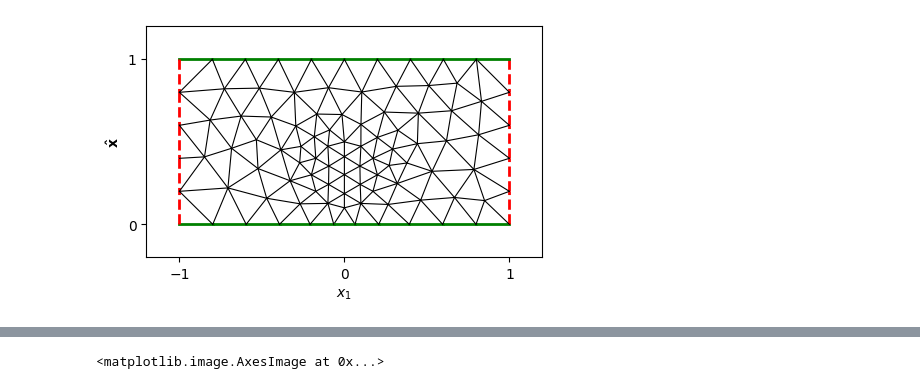
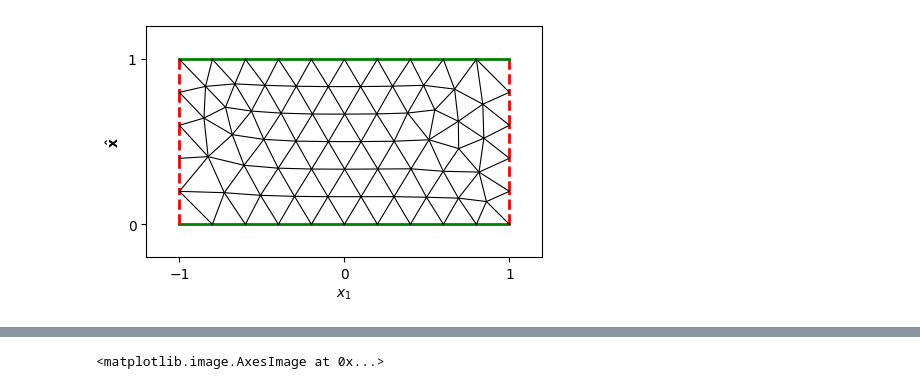
Before and after one commit to MPenaR/UWVFTrefftz, a Jupyter notebook: src/test_blocks.ipynb, the cells around one changed output, grey strips where cells are left out. Drawn from its saved outputs; the diff is of its cells as text; code cells hidden in the pictures.

Commit message:
test corrected, penetrable still doesn't work

```diff
--- a/src/test_blocks.ipynb
+++ b/src/test_blocks.ipynb
@@ -6,17 +6,17 @@ import matplotlib.pyplot as plt
 # %%
 kappa = 8.
 R = 1
 H = 1.
 n_e = 1
 n_i = 4
 
 Domain = Waveguide(R=R,H=H)
 
-Domain.add_scatterer(scatterer_shape=ScattererShape.CIRCLE, scatterer_type= ScattererType.PENETRABLE, params=[(0,0.3*H), 0.2*H])
+# Domain.add_scatterer(scatterer_shape=ScattererShape.CIRCLE, scatterer_type= ScattererType.PENETRABLE, params=[(0,0.3*H), 0.2*H])
 
 Domain.generate_mesh(h_max=H/5)
 Domain.plot_mesh()
 # %% [output]
-[figure, old version]
+[figure, new version]
 # %%
 Nth = 15
```
Also changed, not shown: parts of 3 cells of this notebook, 1 other file.
